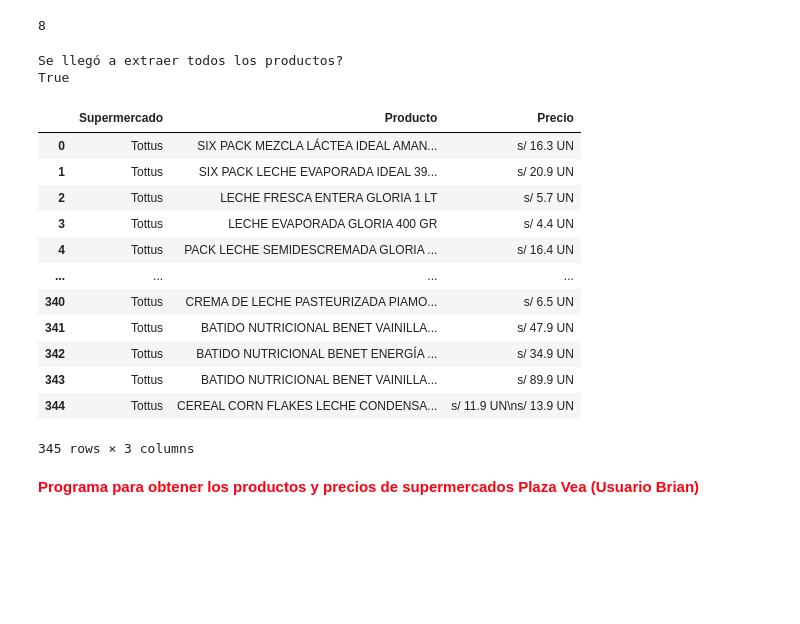
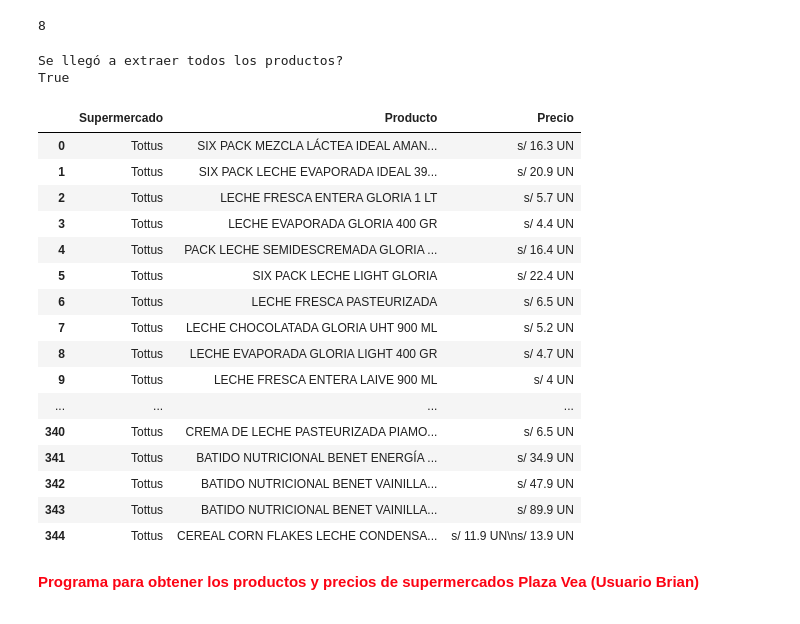
Before and after one commit to Jorgelgnacio/TRABAJO_FINAL_LP2, a Jupyter notebook: TRABAJO_FINAL_LP2.ipynb, the cells around one changed output. Cells and saved outputs as stored; diff of their text form; code cells hidden in the pictures; blank space fills up the shorter version.

```diff
--- a/TRABAJO_FINAL_LP2.ipynb
+++ b/TRABAJO_FINAL_LP2.ipynb
@@ -33,8 +33,15 @@ import time
 from webdriver_manager.microsoft import EdgeChromiumDriverManager
 from webdriver_manager.chrome import ChromeDriverManager
 import math
+from IPython import display
 
-pd.set_option('max_colwidth', 2000)
+
+pd.set_option('display.max_columns', None)
+#pd.set_option('display.max_rows', None)
+pd.set_option('display.max_colwidth', -1)
+pd.set_option('display.width', 200)
+pd.set_option('display.expand_frame_repr', False)
+pd.set_option('display.float_format', '{:20,.2f}'.format)
 
 #jupyter notebook --NotebookApp.iopub_data_rate_limit=1.0e10
 # %% [markdown]
@@ -104,6 +112,6 @@ int(page[:-10])
 # %%
 # Automatización de scrolls (se correra las veces que sea necesario)
-scrolls = 5 + 1            # Seran 5 scrolls automaticos
+scrolls = 10 + 1            # Seran 10 scrolls automaticos
 while True:                # Mientras esto sea verdad se realizará lo siguiente:
     scrolls -= 1           # Cuenta regresiva, se resta 1 cada ciclo
     driver.execute_script("window.scrollTo(0, document.body.scrollHeight)") # Se desplazará hasta la parte inferior de la página
@@ -129,14 +137,14 @@ Se llegó a extraer todos los productos?
 True
 # %%
 # Almacenar productos y precios
-productos =  []  # lista vacia
-precios = []     # lista vacia
-supermercado = []
+productos1 =  []  # lista vacia
+precios1 = []     # lista vacia
+supermercado1 = []
 for element in tqdm(elements):  # tqdm:Contar iteraciones, indicar el tiempo que tarda por iteración y el tiempo total transcurrido.
         producto = element.find_element(By.XPATH,'.//a[@class="product-item__name"]').text  # Buscar producto en base al XPATH y mostrar el texto
         precio = element.find_element(By.XPATH,'.//span[@class="product-prices__value product-prices__value--best-price"]').text # Buscar precio en base al XPATH y mostrar el texto
-        productos.append(producto)    # Agregar a la lista productos
-        precios.append(precio)  # Agregar a la lista precios
-        supermercado.append('Metro')
+        productos1.append(producto)    # Agregar a la lista productos
+        precios1.append(precio)        # Agregar a la lista precios
+        supermercado1.append('Metro')
 # %%
 #Exportacion de productos y precios a un archivo excel
@@ -213,10 +222,10 @@ paginas
 (345 resultados)
 8
 # %%
-list = []
-productos = []
-precios =[]
-supermercado = []
+#list = []
+productos2 = []
+precios2 =[]
+supermercado2 = []
 n=1
 while n <= paginas:
     driver.get(f'https://www.tottus.com.pe/buscar?q={busqueda}&page={n}')
@@ -225,40 +234,43 @@ while n <= paginas:
     for element in tqdm(lista):
         name = element.find_element(By.XPATH,'.//h2[@class="jsx-369422875 name title mini"]').text
         price = element.find_element(By.XPATH,'.//span[@class="jsx-4019956066 "]').text
-        productos.append(name)
-        precios.append(price)
-        supermercado.append('Tottus')
-
+        productos2.append(name)
+        precios2.append(price)
+        supermercado2.append('Tottus')
     #lista=list.append(lista)
     n += 1
-# %%
-print(colored('Se llegó a extraer todos los productos?','green'))
-print(len(productos) >= int(paginas)) # Comparación
-# %% [output]
-Se llegó a extraer todos los productos?
-True
+# %%
+print(colored('Se llegó a extraer todos los productos?','green'))
+print(len(productos) >= int(paginas)) # Comparación
+# %% [output]
+Se llegó a extraer todos los productos?
+True
 # %%
-dic= {'Supermercado':supermercado , 'Producto': productos,"Precio": precios }
+dic= {'Supermercado':supermercado2 , 'Producto': productos2,"Precio": precios2 }
 df = pd.DataFrame(dic , columns= ['Supermercado',"Producto","Precio"] )
 df.to_excel('tottus.xlsx', index=False,encoding='cp1252')
 
 # Lectura
 tottus = pd.read_excel('tottus.xlsx')
 tottus
 # %% [output]
 |  | Supermercado | Producto | Precio |
 | 0 | Tottus | SIX PACK MEZCLA LÁCTEA IDEAL AMAN... | s/ 16.3 UN |
 | 1 | Tottus | SIX PACK LECHE EVAPORADA IDEAL 39... | s/ 20.9 UN |
 | 2 | Tottus | LECHE FRESCA ENTERA GLORIA 1 LT | s/ 5.7 UN |
 | 3 | Tottus | LECHE EVAPORADA GLORIA 400 GR | s/ 4.4 UN |
 | 4 | Tottus | PACK LECHE SEMIDESCREMADA GLORIA ... | s/ 16.4 UN |
+| 5 | Tottus | SIX PACK LECHE LIGHT GLORIA | s/ 22.4 UN |
+| 6 | Tottus | LECHE FRESCA PASTEURIZADA | s/ 6.5 UN |
+| 7 | Tottus | LECHE CHOCOLATADA GLORIA UHT 900 ML | s/ 5.2 UN |
+| 8 | Tottus | LECHE EVAPORADA GLORIA LIGHT 400 GR | s/ 4.7 UN |
+| 9 | Tottus | LECHE FRESCA ENTERA LAIVE 900 ML | s/ 4 UN |
 | ... | ... | ... | ... |
 | 340 | Tottus | CREMA DE LECHE PASTEURIZADA PIAMO... | s/ 6.5 UN |
-| 341 | Tottus | BATIDO NUTRICIONAL BENET VAINILLA... | s/ 47.9 UN |
-| 342 | Tottus | BATIDO NUTRICIONAL BENET ENERGÍA ... | s/ 34.9 UN |
+| 341 | Tottus | BATIDO NUTRICIONAL BENET ENERGÍA ... | s/ 34.9 UN |
+| 342 | Tottus | BATIDO NUTRICIONAL BENET VAINILLA... | s/ 47.9 UN |
 | 343 | Tottus | BATIDO NUTRICIONAL BENET VAINILLA... | s/ 89.9 UN |
 | 344 | Tottus | CEREAL CORN FLAKES LECHE CONDENSA... | s/ 11.9 UN\ns/ 13.9 UN |
-345 rows × 3 columns
 # %%
 driver.close()  # Cerrar chromedriver
 # %% [markdown]
```
Also changed, not shown: parts of 6 cells of this notebook.
